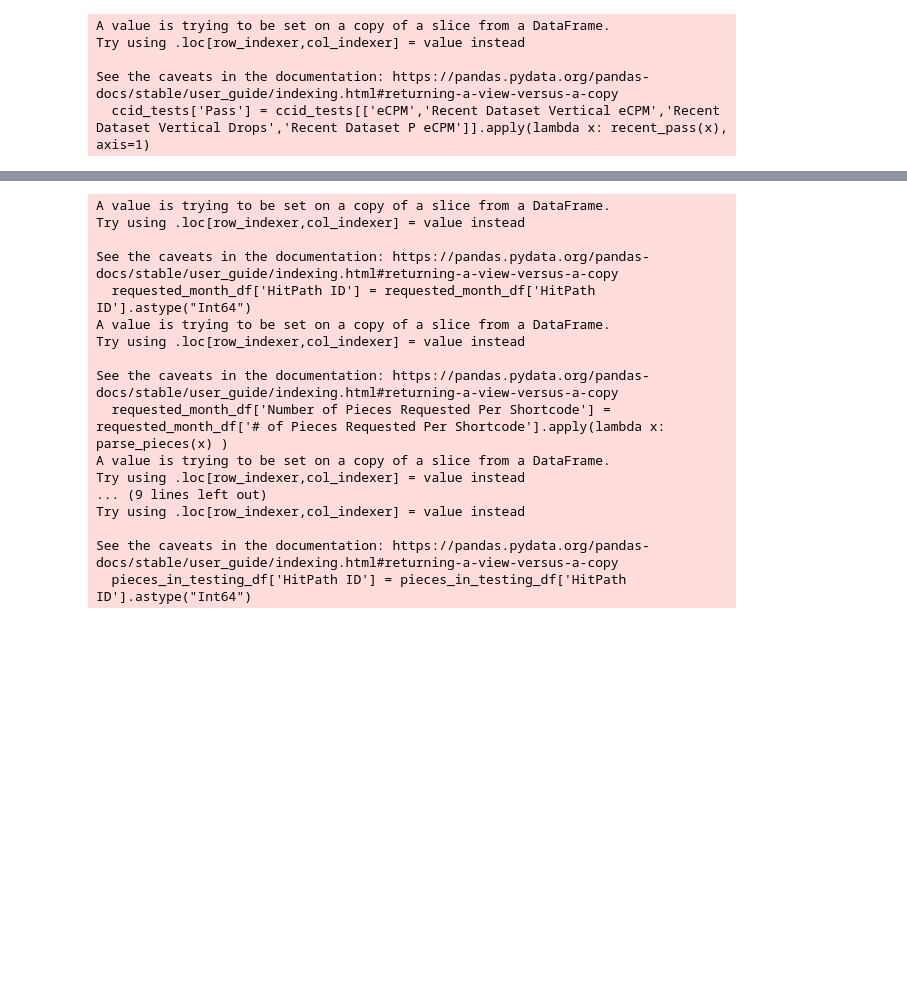
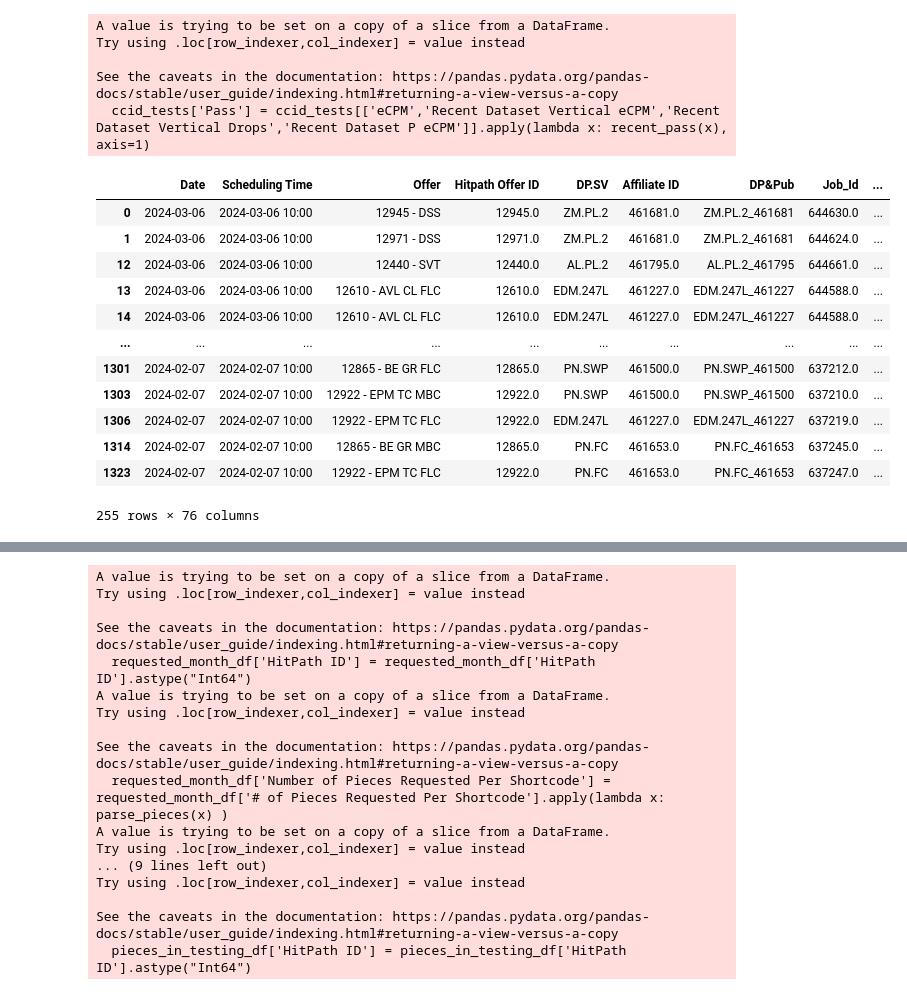
Before and after one commit to RXMG/SMS_Report, a Jupyter notebook: content_testing/Content Feedback Report - SMS.ipynb, the cells around one changed output, grey strips where cells are left out. Cells and saved outputs as stored; diff of their text form; code cells hidden in the pictures; blank space fills up the shorter version.

```diff
--- a/content_testing/Content Feedback Report - SMS.ipynb
+++ b/content_testing/Content Feedback Report - SMS.ipynb
@@ -114,6 +115,22 @@ Try using .loc[row_indexer,col_indexer] = value instead
 
 See the caveats in the documentation: https://pandas.pydata.org/pandas-docs/stable/user_guide/indexing.html#returning-a-view-versus-a-copy
   ccid_tests['Pass'] = ccid_tests[['eCPM','Recent Dataset Vertical eCPM','Recent Dataset Vertical Drops','Recent Dataset P eCPM']].apply(lambda x: recent_pass(x), axis=1)
+# %%
+ccid_tests
+# %% [output]
+|  | Date | Scheduling Time | Offer | Hitpath Offer ID | DP.SV | Affiliate ID | DP&Pub | Job_Id | ... |
+| 0 | 2024-03-06 | 2024-03-06 10:00 | 12945 - DSS | 12945.0 | ZM.PL.2 | 461681.0 | ZM.PL.2_461681 | 644630.0 | ... |
+| 1 | 2024-03-06 | 2024-03-06 10:00 | 12971 - DSS | 12971.0 | ZM.PL.2 | 461681.0 | ZM.PL.2_461681 | 644624.0 | ... |
+| 12 | 2024-03-06 | 2024-03-06 10:00 | 12440 - SVT | 12440.0 | AL.PL.2 | 461795.0 | AL.PL.2_461795 | 644661.0 | ... |
+| 13 | 2024-03-06 | 2024-03-06 10:00 | 12610 - AVL CL FLC | 12610.0 | EDM.247L | 461227.0 | EDM.247L_461227 | 644588.0 | ... |
+| 14 | 2024-03-06 | 2024-03-06 10:00 | 12610 - AVL CL FLC | 12610.0 | EDM.247L | 461227.0 | EDM.247L_461227 | 644588.0 | ... |
+| ... | ... | ... | ... | ... | ... | ... | ... | ... | ... |
+| 1301 | 2024-02-07 | 2024-02-07 10:00 | 12865 - BE GR FLC | 12865.0 | PN.SWP | 461500.0 | PN.SWP_461500 | 637212.0 | ... |
+| 1303 | 2024-02-07 | 2024-02-07 10:00 | 12922 - EPM TC MBC | 12922.0 | PN.SWP | 461500.0 | PN.SWP_461500 | 637210.0 | ... |
+| 1306 | 2024-02-07 | 2024-02-07 10:00 | 12922 - EPM TC FLC | 12922.0 | EDM.247L | 461227.0 | EDM.247L_461227 | 637219.0 | ... |
+| 1314 | 2024-02-07 | 2024-02-07 10:00 | 12865 - BE GR MBC | 12865.0 | PN.FC | 461653.0 | PN.FC_461653 | 637245.0 | ... |
+| 1323 | 2024-02-07 | 2024-02-07 10:00 | 12922 - EPM TC FLC | 12922.0 | PN.FC | 461653.0 | PN.FC_461653 | 637247.0 | ... |
+255 rows × 76 columns
 # %%
 #missing opportunity cost
 #test dates replaced with date
```
Also changed, not shown: parts of 10 cells of this notebook.
